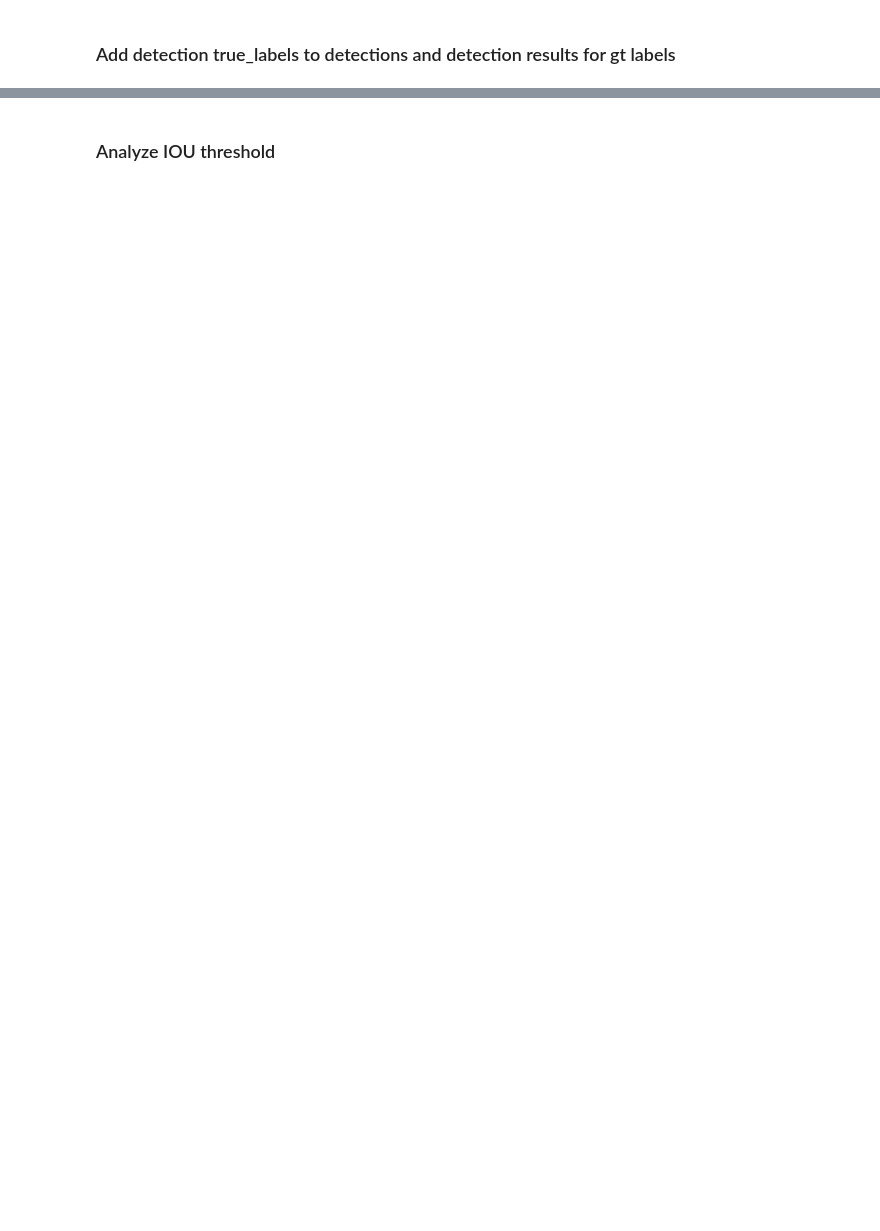
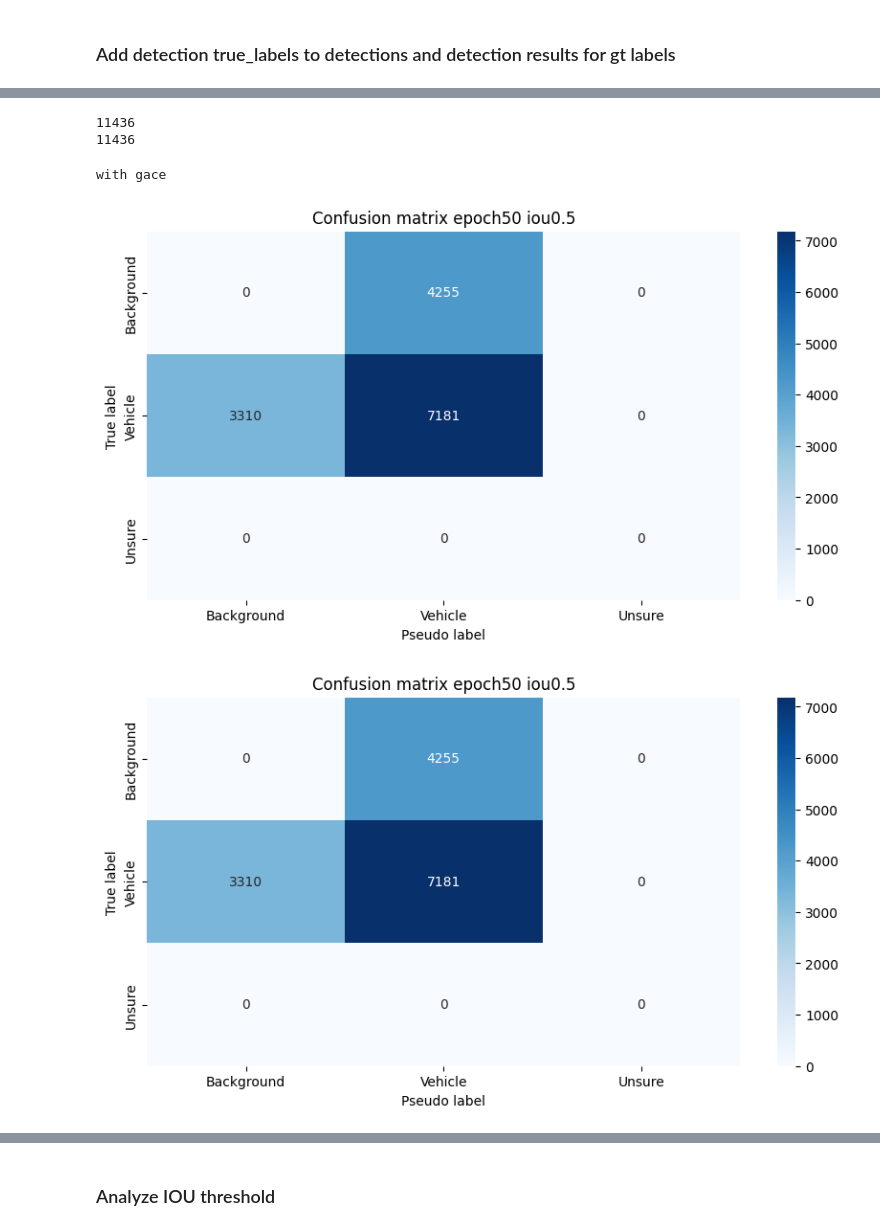
Before and after one commit to griesbchr/3DTrans, a Jupyter notebook: tools/misc/analyze_detresults_pseudolabels.ipynb, the cells around one changed output, grey strips where cells are left out. Saved outputs shown, nothing was run; the diff lists cells and outputs as text; code cells hidden in the pictures; blank space fills up the shorter version.

```diff
--- a/tools/misc/analyze_detresults_pseudolabels.ipynb
+++ b/tools/misc/analyze_detresults_pseudolabels.ipynb
@@ -725,2 +612,17 @@ Frame sequences/Motorway_dgt_2021-09-14-10-40-27_0_s0/dataset/logical_frame_0000
+# %%
+print(len(detections_vehicles_gace))
+print(len(detections_vehicles_no_gace))
+# %% [output]
+11436
+11436
 # %%
+print("with gace")
+detections_vehicles_gace = detections_vehicles[detections_vehicles['eval_dataset'] == 'avltruck_gace']
+plot_confusion_matrix(detections_vehicles_gace, gt_labels_vehicles, 0.5, epochs="50", pseudo_labels_folder_path=None, show_plot=True, do_print=False)
+
+detections_vehicles = detections_vehicles[detections_vehicles['eval_dataset'] == 'avltruck']
 plot_confusion_matrix(detections_vehicles, gt_labels_vehicles, 0.5, epochs="50", pseudo_labels_folder_path=None, show_plot=True, do_print=False)
+# %% [output]
+with gace
+[figure, added]
+[figure, added]
```
Also changed, not shown: parts of 19 cells of this notebook, 16 other files.
